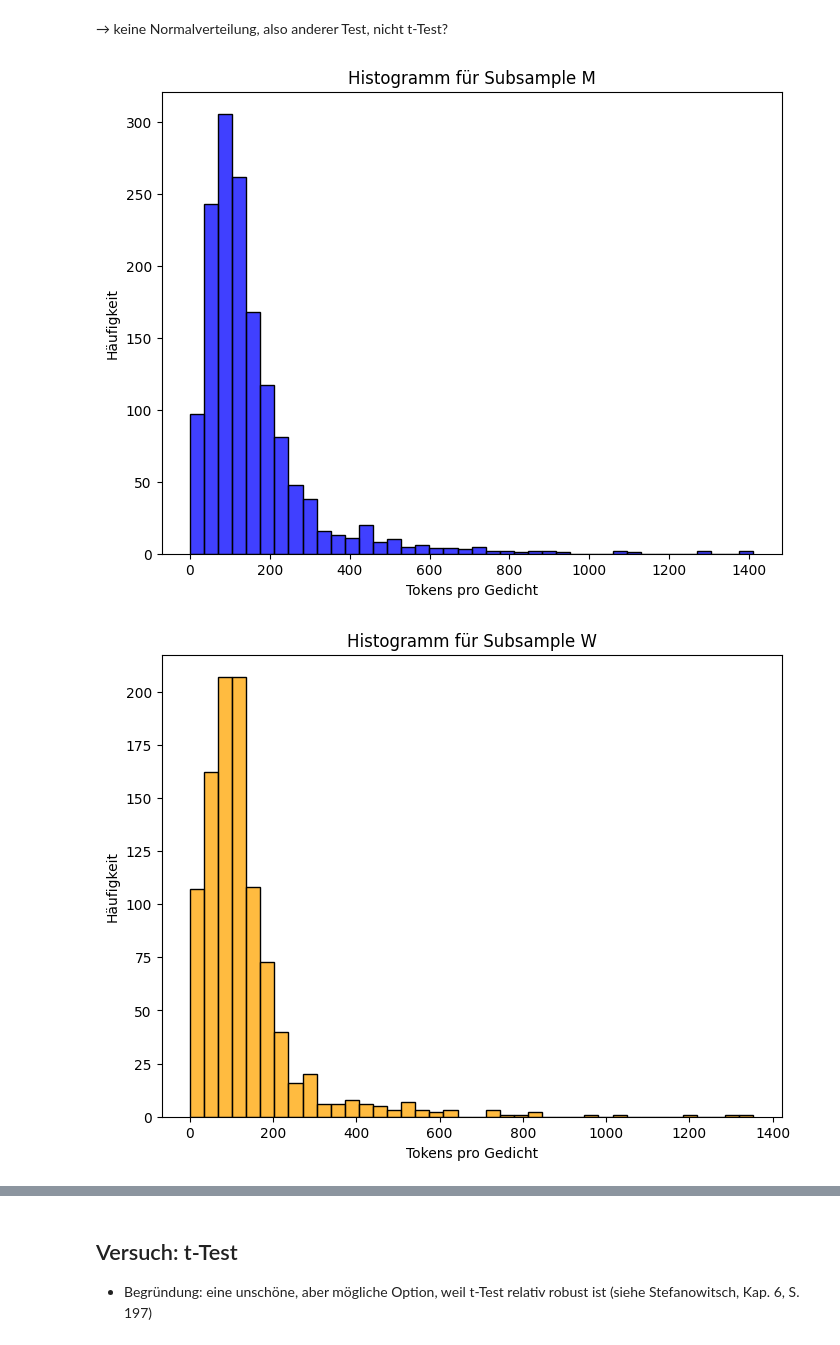
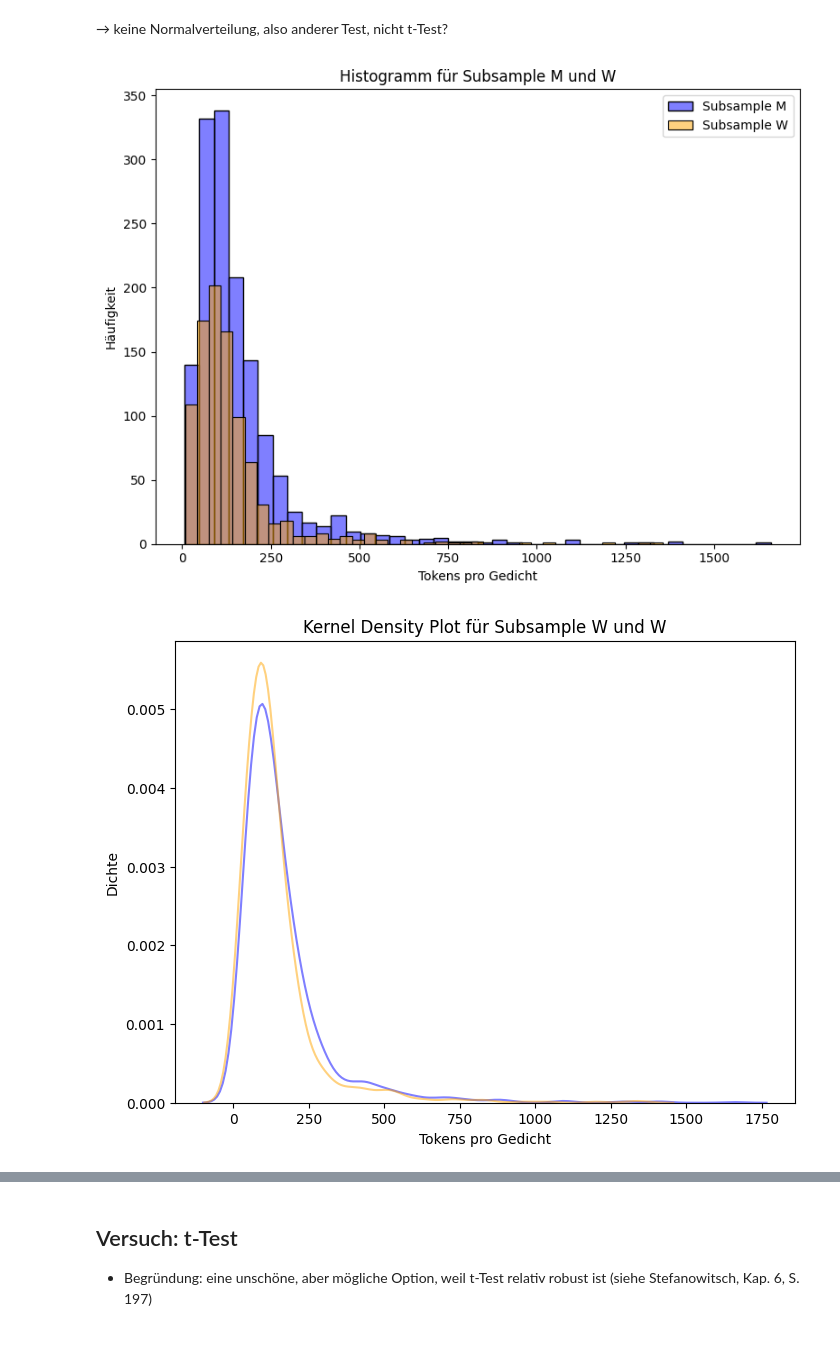
Before and after one commit to niceshice/Forschungsmethoden_LL_Gedichte, a Jupyter notebook: teststatistic_len_in_tokens.ipynb, the cells around one changed output, grey strips where cells are left out. Cells and saved outputs as stored; diff of their text form; code cells hidden in the pictures.

```diff
--- a/teststatistic_len_in_tokens.ipynb
+++ b/teststatistic_len_in_tokens.ipynb
@@ -40,15 +40,13 @@ def tokens_per_poem(folder_path: str):
             with open(file_path, 'r', encoding='utf8') as file:
                 poem_data = json.load(file)
                 # Extrahiere den Gedichtstext aus der json-Datei
-                try:
+                if poem_data['poem'] and poem_data['author_birth'] != "0":
                     poem_lines = [line_data['text'] for line_data in poem_data['poem'].values()]
                     poem_text = ' '.join(poem_lines)
                     # Zähle die Tokens im Gedichtstext
                     num_tokens = count_tokens(poem_text)
                     # Füge das Ergebnis zum Dictionary hinzu
                     poem_lenghts[poem_data['title']] = num_tokens
-                except:
-                    continue
     return poem_lenghts
 # %%
 poems_and_lengths_m = tokens_per_poem('corpus_finished_m')
@@ -80,8 +73,8 @@ def calculate_statistics(poem_lengths):
     return average, std_deviation
 
 # Extrahiere die Gedichtlängen aus dem Dictionary
-poem_lengths_m = list(poems_and_lengths_m.values())
-poem_lengths_w = list(poems_and_lengths_w.values())
+poem_lengths_m = list({key: value for key, value in poems_and_lengths_m.items() if value != 0}.values())
+poem_lengths_w = list({key: value for key, value in poems_and_lengths_w.items() if value != 0}.values())
 
 # Berechne Durchschnitt und Standardabweichung
 average_length_m, std_dev_m = calculate_statistics(poem_lengths_m)
@@ -137,37 +130,31 @@ Die Tokenfrequenzen für Sample W sind nicht normalverteilt.
 # %% [markdown]
 &rarr; keine Normalverteilung, also anderer Test, nicht t-Test?
 # %%
+fig, ax = plt.subplots(figsize=(8, 6))
+
 # Histogramm für Subsample M
-plt.figure(figsize=(8, 6))
-sns.histplot(poem_lengths_m, kde=False, color='blue', bins=40)
-plt.title('Histogramm für Subsample M')
+sns.histplot(poem_lengths_m, kde=False, color='blue', alpha=0.5, label='Subsample M', bins=40, ax=ax)
+# Histogramm für Subsample W
+sns.histplot(poem_lengths_w, kde=False, color='orange', alpha=0.5, label='Subsample W', bins=40, ax=ax)
+
+plt.title('Histogramm für Subsample M und W')
 plt.xlabel('Tokens pro Gedicht')
 plt.ylabel('Häufigkeit')
+plt.tight_layout()
+plt.legend()
 plt.show()
 
-# Histogramm für Subsample W
-plt.figure(figsize=(8, 6))
-sns.histplot(poem_lengths_w, kde=False, color='orange', bins=40)
-plt.title('Histogramm für Subsample W')
-plt.xlabel('Tokens pro Gedicht')
-plt.ylabel('Häufigkeit')
-plt.show()
 
+fig, ax = plt.subplots(figsize=(8, 6))
 # Kernel Density Plot für Subsample M
-plt.figure(figsize=(8, 6))
-sns.kdeplot(poem_lengths_m, color='blue')
-plt.title('Kernel Density Plot für Subsample M')
+sns.kdeplot(poem_lengths_m, color='blue', alpha=0.5, label='Subsample M')
+# Kernel Density Plot für Subsample W
+sns.kdeplot(poem_lengths_w, color='orange', alpha=0.5, label='Subsample W')
+
+plt.title('Kernel Density Plot für Subsample W und W')
 plt.xlabel('Tokens pro Gedicht')
 plt.ylabel('Dichte')
 plt.show()
-
-# Kernel Density Plot für Subsample W
-plt.figure(figsize=(8, 6))
-sns.kdeplot(poem_lengths_w, color='orange')
-plt.title('Kernel Density Plot für Subsample W')
-plt.xlabel('Tokens pro Gedicht')
-plt.ylabel('Dichte')
-plt.show()
 # %% [output]
-[figure, old version]
+[figure, new version]
-[figure, old version]
+[figure, new version]
```
Also changed, not shown: parts of 9 cells of this notebook, 4 other files.
